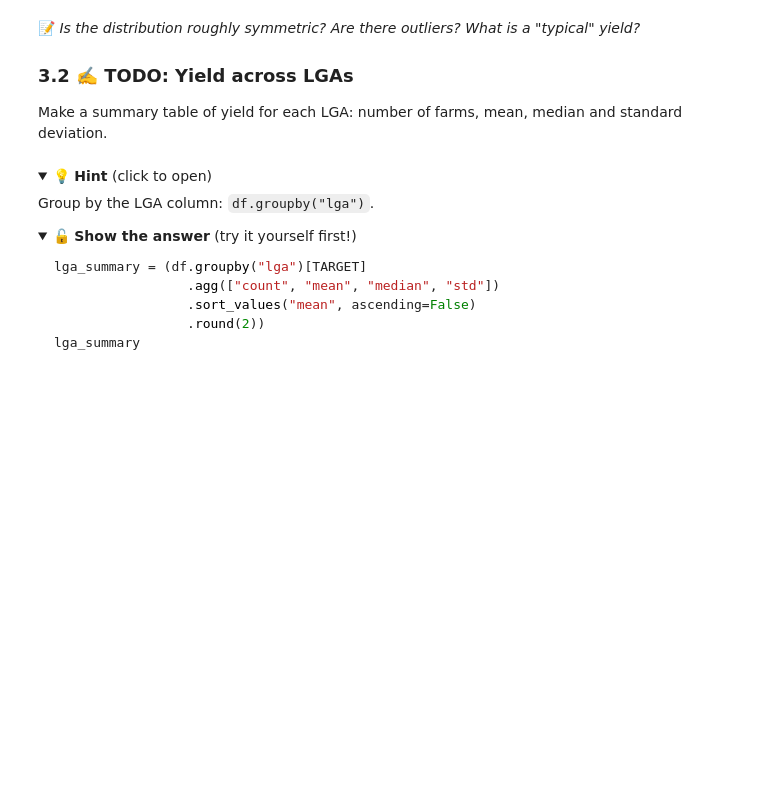
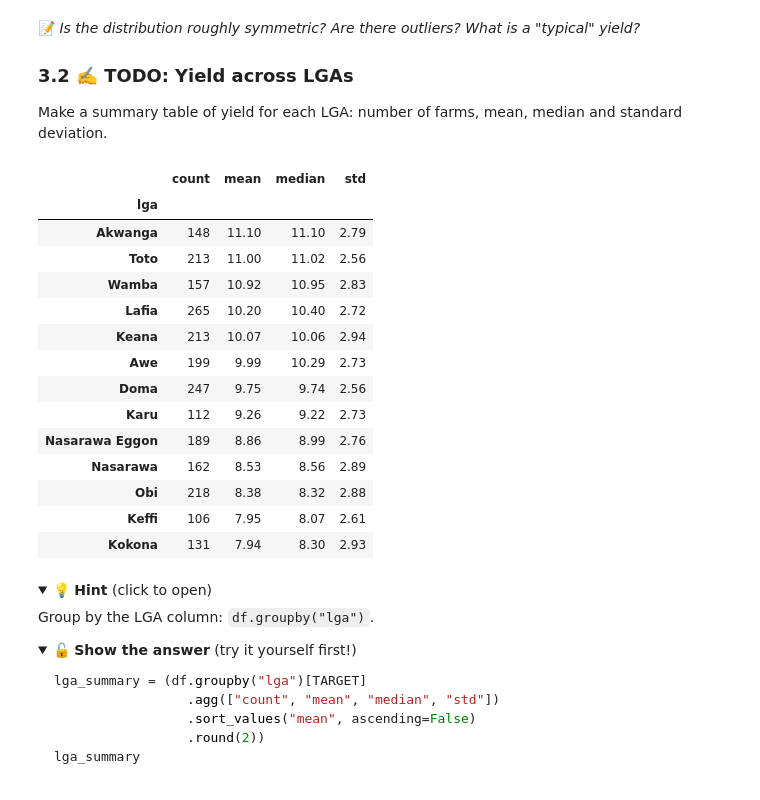
Before and after one commit to ofugocho/NSUK-DS-GROUP-03, a Jupyter notebook: notebooks/group_project.ipynb, the cells around one changed output. Cells and saved outputs as stored; diff of their text form; code cells hidden in the pictures; folded sections open; blank space fills up the shorter version.

```diff
--- a/notebooks/group_project.ipynb
+++ b/notebooks/group_project.ipynb
@@ -871,11 +880,27 @@ plt.show()
 ### 3.2 ✍️ TODO: Yield across LGAs
 Make a summary table of yield for each LGA: number of farms, mean, median and standard deviation.
 # %%
-lga_summary = (df.groupby("____")[TARGET]
+lga_summary = (df.groupby("lga")[TARGET]
                  .agg(["count", "mean", "median", "std"])
                  .sort_values("mean", ascending=False)
                  .round(2))
 lga_summary
+# %% [output]
+|  | count | mean | median | std |
+| lga |  |  |  |  |
+| Akwanga | 148 | 11.10 | 11.10 | 2.79 |
+| Toto | 213 | 11.00 | 11.02 | 2.56 |
+| Wamba | 157 | 10.92 | 10.95 | 2.83 |
+| Lafia | 265 | 10.20 | 10.40 | 2.72 |
+| Keana | 213 | 10.07 | 10.06 | 2.94 |
+| Awe | 199 | 9.99 | 10.29 | 2.73 |
+| Doma | 247 | 9.75 | 9.74 | 2.56 |
+| Karu | 112 | 9.26 | 9.22 | 2.73 |
+| Nasarawa Eggon | 189 | 8.86 | 8.99 | 2.76 |
+| Nasarawa | 162 | 8.53 | 8.56 | 2.89 |
+| Obi | 218 | 8.38 | 8.32 | 2.88 |
+| Keffi | 106 | 7.95 | 8.07 | 2.61 |
+| Kokona | 131 | 7.94 | 8.30 | 2.93 |
 # %% [markdown]
 <details><summary>💡 <b>Hint</b> (click to open)</summary>
 
```
Also changed, not shown: parts of 15 cells of this notebook.
